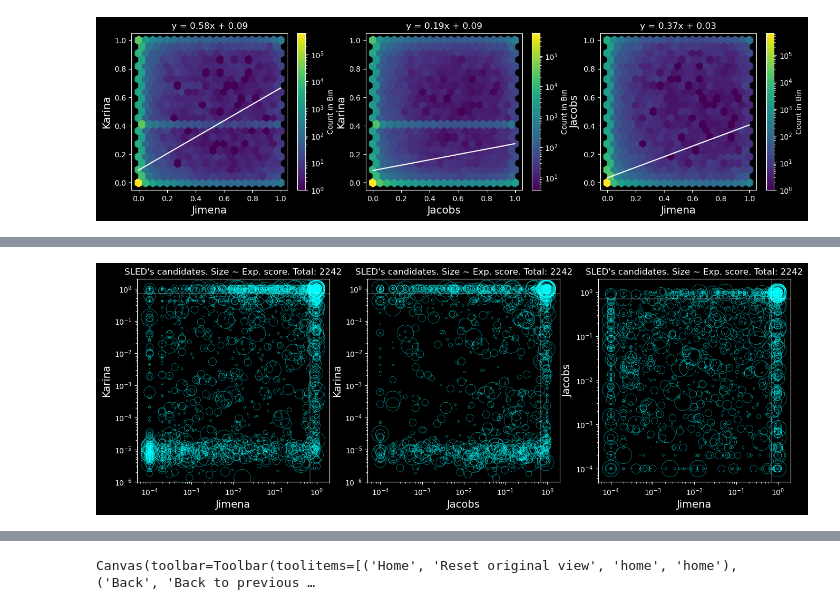
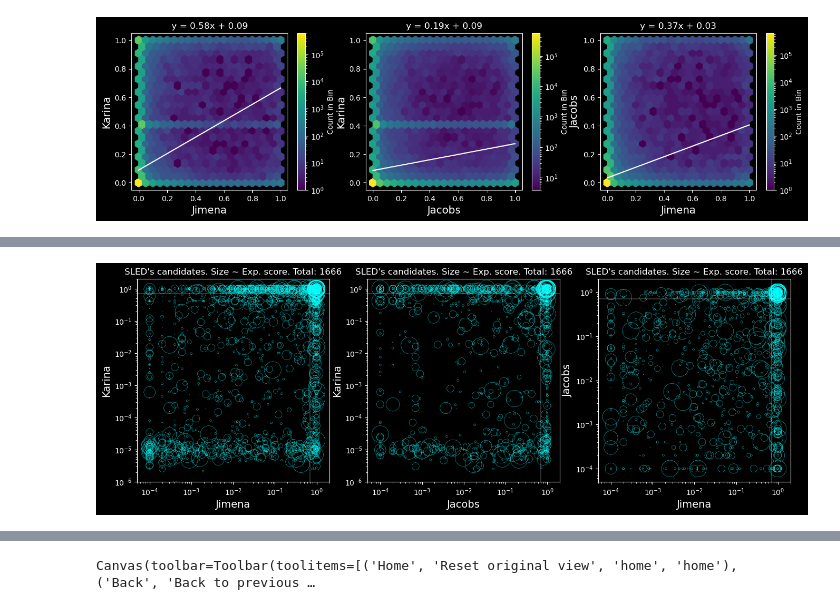
Before and after one commit to JimenaGonzalez/Citizen_science_project, a Jupyter notebook: Intersection/Basic_analysis.ipynb, the cells around one changed output, grey strips where cells are left out. Cells and saved outputs as stored; diff of their text form; code cells hidden in the pictures.

```diff
--- a/Intersection/Basic_analysis.ipynb
+++ b/Intersection/Basic_analysis.ipynb
@@ -364,7 +364,7 @@ for i in range(len(dist_scores)):
 # %%
 # In SLED database
 
-cand_sled = pd.read_csv('data/in_SLED.csv')
+cand_sled = pd.read_csv('data/in_SLED2.csv')
 cand_sled = cand_sled[cand_sled['score'].notnull()]
 cand_sled['score'] = pd.to_numeric(cand_sled['score'], errors='coerce')
 cand_sled = cand_sled.dropna(subset=['score'])
@@ -390,31 +390,31 @@ plt.axhline(y=0.7, color='w', linestyle='-', linewidth=0.3)
 plt.axvline(x=0.7, color='w', linestyle='-', linewidth=0.3)
 
 plt.subplot(1,3,2)
 plt.title('SLED\'s candidates. Size ~ Exp. score. Total: ' + str(len(cand_sled)))
 plt.ylabel('Karina', fontsize=14)
 plt.xlabel('Jacobs', fontsize=14)
 plt.ylim(10**(-6), 2)
 plt.xlim(0.5*10**(-4), 2)
 plt.scatter(cand_sled['score_sims'], cand_sled['K_SCORE'], alpha=1, s=size.values,
             edgecolors='#00FFFF', facecolors='none', linewidth=0.3)
 plt.yscale("log")
 plt.xscale("log")
 plt.axhline(y=0.7, color='w', linestyle='-', linewidth=0.3)
 plt.axvline(x=0.7, color='w', linestyle='-', linewidth=0.3)
 
 plt.subplot(1,3,3)
 plt.title('SLED\'s candidates. Size ~ Exp. score. Total: ' + str(len(cand_sled)))
 plt.ylabel('Jacobs', fontsize=14)
 plt.xlabel('Jimena', fontsize=14)
 plt.ylim(0.5*10**(-4), 2)
 plt.xlim(0.5*10**(-4), 2)
 plt.scatter(cand_sled['SINGLE'], cand_sled['score_sims'], alpha=1, s=size.values,
             edgecolors='#00FFFF', facecolors='none', linewidth=0.3)
 plt.yscale("log")
 plt.xscale("log")
 plt.axhline(y=0.7, color='w', linestyle='-', linewidth=0.3)
 plt.axvline(x=0.7, color='w', linestyle='-', linewidth=0.3)
 
 plt.show()
 # %% [output]
-[figure, old version]
+[figure, new version]
```
Also changed, not shown: parts of 14 cells of this notebook, 1 other file.
